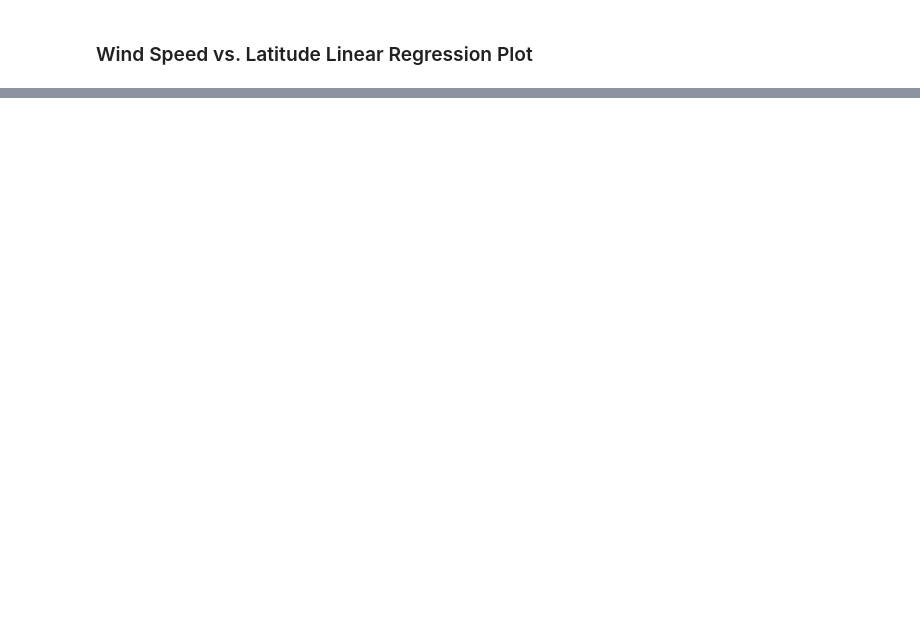
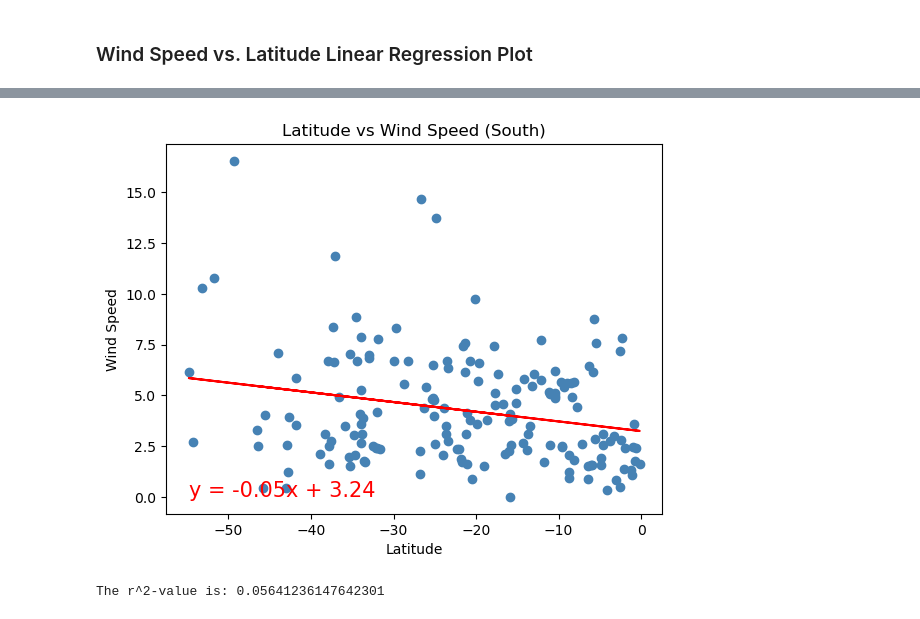
Before and after one commit to sarahryan0413/python-api-challenge, a Jupyter notebook: Notebooks/WeatherPy.ipynb, the cells around one changed output, grey strips where cells are left out. Saved outputs shown, nothing was run; the diff lists cells and outputs as text; code cells hidden in the pictures; blank space fills up the shorter version.

```diff
--- a/Notebooks/WeatherPy.ipynb
+++ b/Notebooks/WeatherPy.ipynb
@@ -520,0 +528,17 @@ The r^2-value is: 0.06495869418886388
+# %%
+# Linear regression on Southern Hemisphere
+
+# Call the function for linear regression plot
+south_temp_lat = linear_regression_plot(
+    southern_hemi_df["Lat"],
+    southern_hemi_df["Wind Speed"],
+    "Latitude",
+    "Wind Speed",
+    "Latitude vs Wind Speed (South)")
+
+plt.show()
+
+print(f"The r^2-value is: {south_temp_lat}")
+# %% [output]
+[figure, added]
+The r^2-value is: 0.05641236147642301
```
Also changed, not shown: parts of 7 cells of this notebook, 1 other file.
